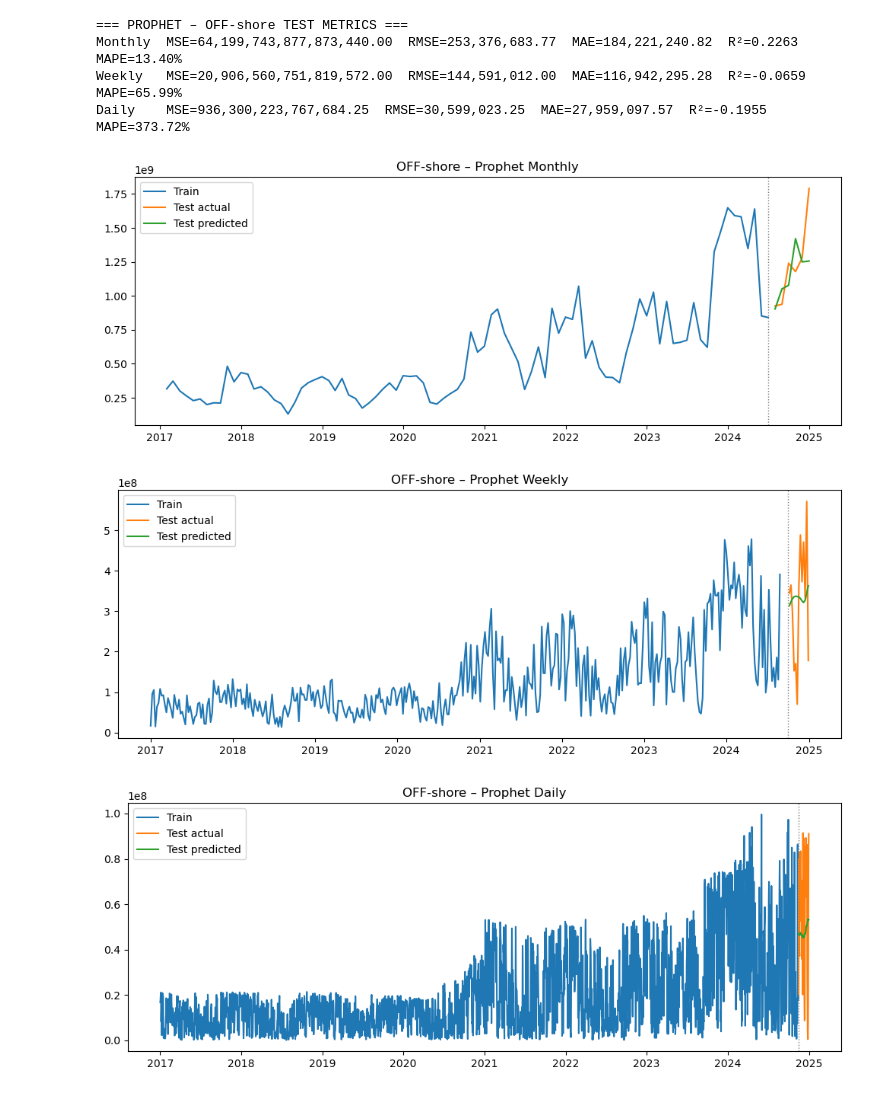
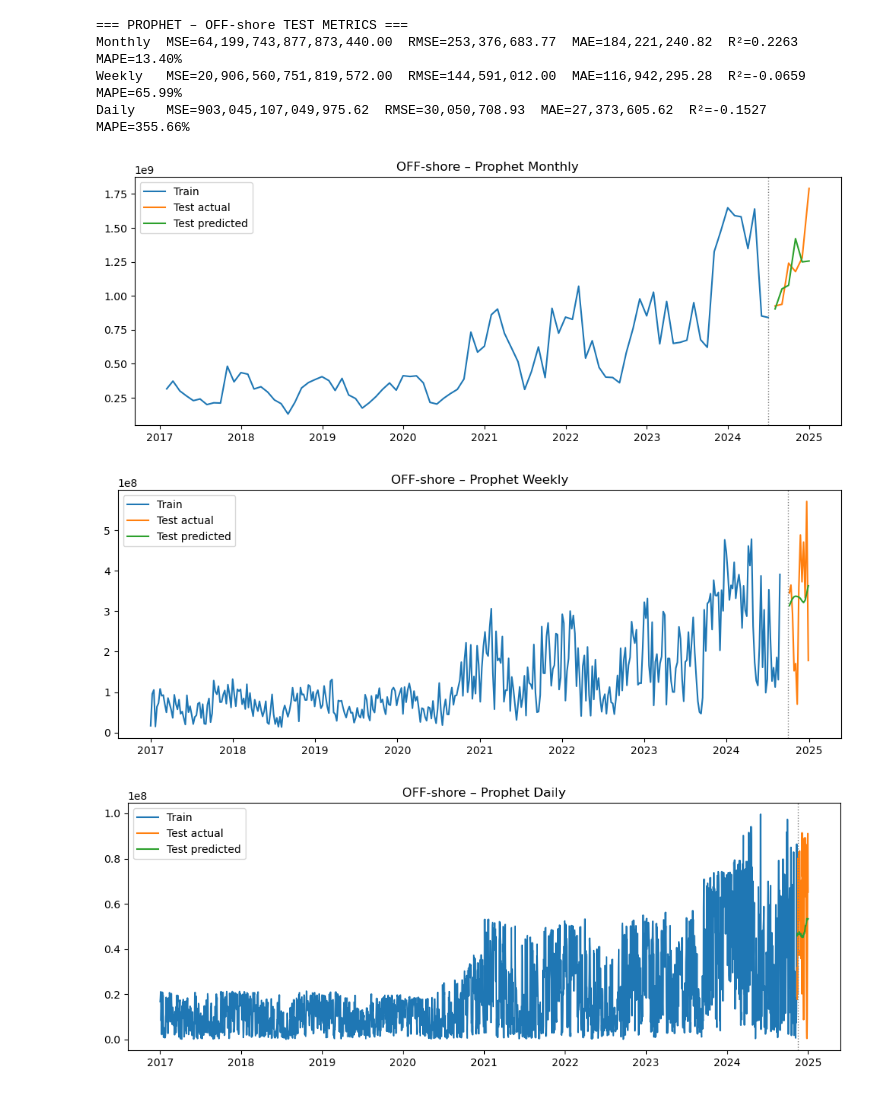
Before and after one commit to benrodion/Watts-next, a Jupyter notebook: models_prophet.ipynb, the cells around one changed output. Cells and saved outputs as stored; diff of their text form; code cells hidden in the pictures.

Commit message:
Update Daily data Prophet Model

```diff
--- a/models_prophet.ipynb
+++ b/models_prophet.ipynb
@@ -6,7 +6,7 @@ import pandas as pd, numpy as np, matplotlib.pyplot as plt
 from sklearn.metrics import mean_squared_error, mean_absolute_error, r2_score
 from prophet import Prophet
 
-DATA_PATH = "final_offshore_data_2017_2025.csv"
+DATA_PATH = "/Users/polina/Watts-next/data/final_offshore_data_2017_2025.csv"
 SITE      = "OFF‑shore"
 
 # 1) LOAD & PREP -------------------------------------------------------
@@ -36,8 +36,8 @@ m_tr, m_val, m_te = split(df_M, "2024-06-30", "2024-01-01", "2024-07-01",
                                     "2024-07-01", "2025-01-01")
 w_tr, w_val, w_te = split(df_W, "2024-08-31", "2024-07-01", "2024-10-01",
                                     "2024-10-01", "2025-01-01")
-d_tr, d_val, d_te = split(df_D, "2024-11-14", "2024-10-01", "2024-11-15",
-                                    "2024-11-15", "2025-01-01")
+d_tr, d_val, d_te = split(df_D, "2024-11-13", "2024-10-02", "2024-11-13",
+                                    "2024-11-13", "2025-01-12")
 
 # 4) TRAIN -------------------------------------------------------------
 model_M = Prophet(yearly_seasonality=True).fit(m_tr[["ds","y"]])
@@ -45,7 +45,7 @@ model_W = Prophet(yearly_seasonality=True).fit(w_tr[["ds","y"]])
 model_D = Prophet(yearly_seasonality=True, weekly_seasonality=True).fit(d_tr[["ds","y"]])
 
 # 5) PREDICT + METRICS -------------------------------------------------
-def mape(a,f): return np.mean(np.abs((a-f)/(a+1e-9)))*100
+def mape(a,f): return np.mean(np.abs((a-f)/(a+1e-6)))*100
 def eval(model, test_df):
     fc = model.predict(test_df[["ds"]])[["ds","yhat"]]
     merged = test_df.merge(fc, on="ds")
@@ -91,10 +91,10 @@ plot_one(d_tr, d_te,
 === PROPHET – OFF‑shore TEST METRICS ===
 Monthly  MSE=64,199,743,877,873,440.00  RMSE=253,376,683.77  MAE=184,221,240.82  R²=0.2263  MAPE=13.40%
 Weekly   MSE=20,906,560,751,819,572.00  RMSE=144,591,012.00  MAE=116,942,295.28  R²=-0.0659  MAPE=65.99%
-Daily    MSE=936,300,223,767,684.25  RMSE=30,599,023.25  MAE=27,959,097.57  R²=-0.1955  MAPE=373.72%
+Daily    MSE=903,045,107,049,975.62  RMSE=30,050,708.93  MAE=27,373,605.62  R²=-0.1527  MAPE=355.66%
 [figure]
 [figure]
-[figure, old version]
+[figure, new version]
 # %%
 # ================================================================
 #  PROPHET  –  Monthly / Weekly / Daily
```
Also changed, not shown: parts of 2 cells of this notebook.
